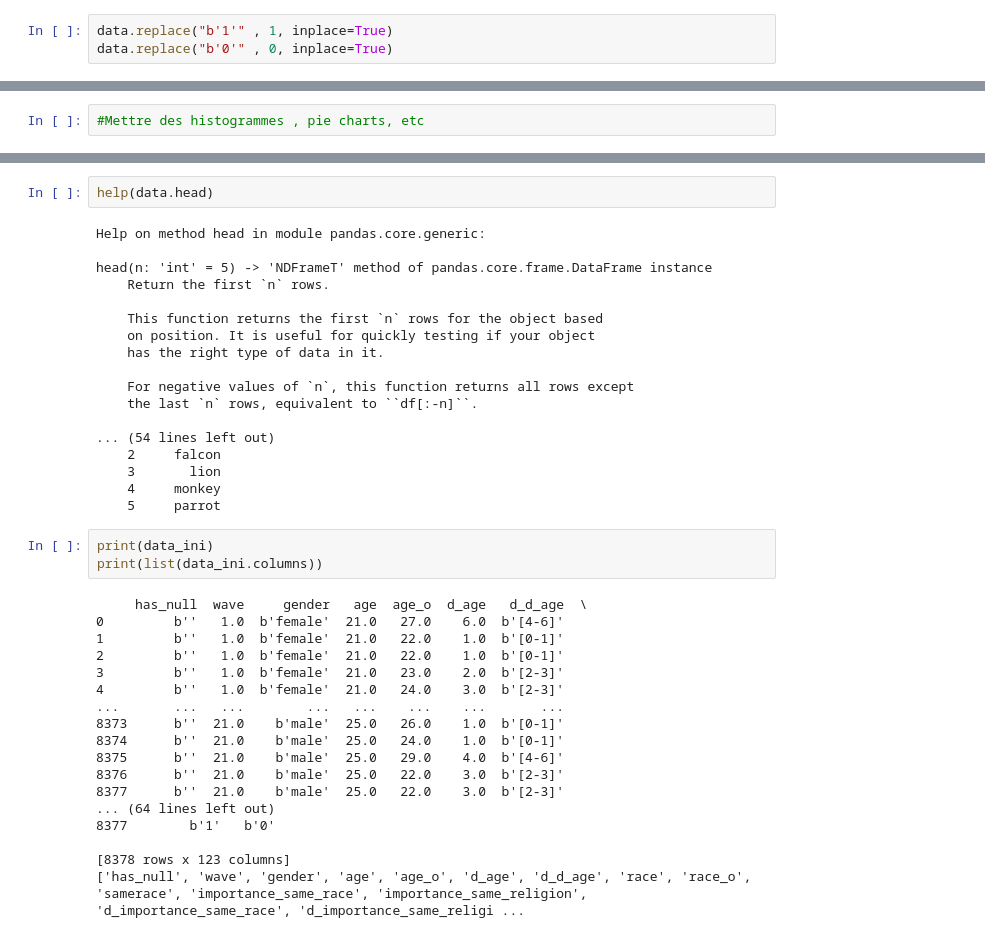
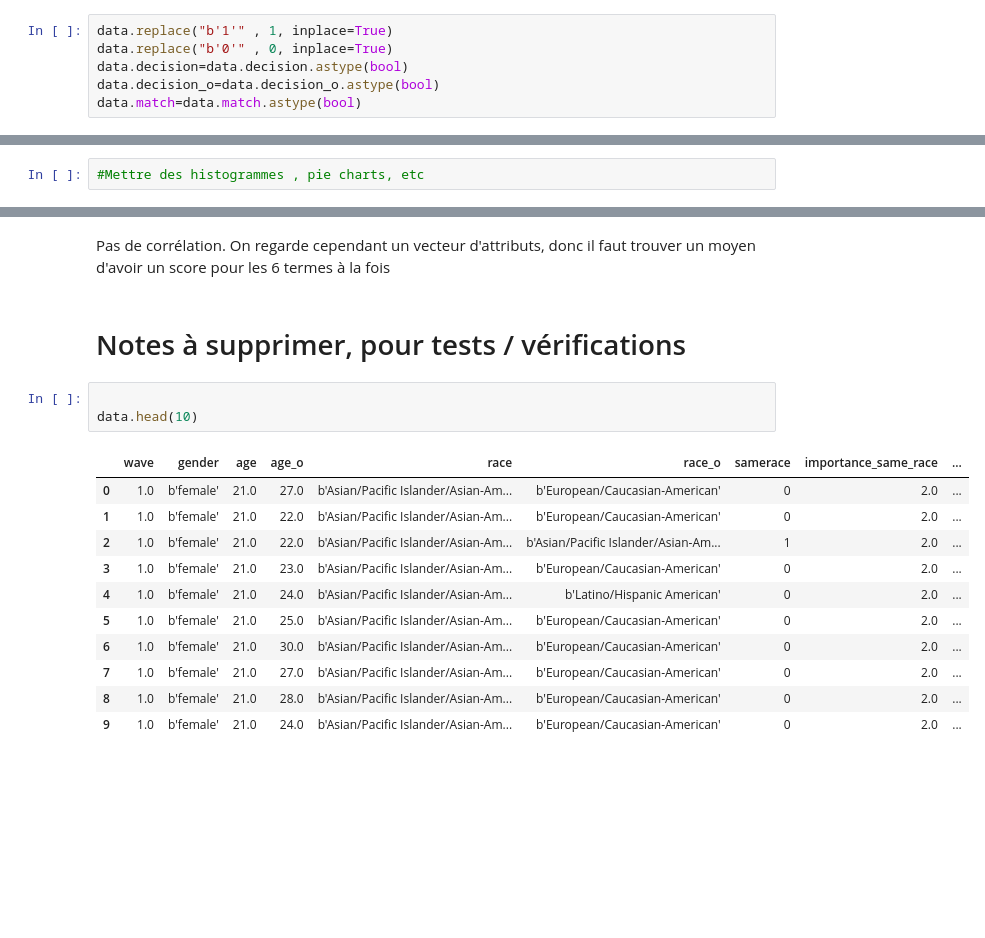
Before and after one commit to OFloyd/formation_greta, a Jupyter notebook: soutenance_17_02_speed_dating.ipynb, the cells around one changed output, grey strips where cells are left out. Cells and saved outputs as stored; diff of their text form; blank space fills up the shorter version.

```diff
--- a/soutenance_17_02_speed_dating.ipynb
+++ b/soutenance_17_02_speed_dating.ipynb
@@ -59,6 +62,9 @@ Je vais aussi remplacer les cases avec des b' ', en particulier quand le résult
 # %%
 data.replace("b'1'" , 1, inplace=True)
 data.replace("b'0'" , 0, inplace=True)
+data.decision=data.decision.astype(bool)
+data.decision_o=data.decision_o.astype(bool)
+data.match=data.match.astype(bool)
 # %% [output]
 A value is trying to be set on a copy of a slice from a DataFrame
 
@@ -176,41 +264,19 @@ data_ini.head()
+# %% [markdown]
+Pas de corrélation. On regarde cependant un vecteur d'attributs, donc il faut trouver un moyen d'avoir un score pour les 6 termes à la fois
+# %% [markdown]
+# Notes à supprimer, pour tests / vérifications
 # %%
-help(data.head)
+
+data.head(10)
 # %% [output]
-Help on method head in module pandas.core.generic:
-
-head(n: 'int' = 5) -> 'NDFrameT' method of pandas.core.frame.DataFrame instance
-    Return the first `n` rows.
-
-    This function returns the first `n` rows for the object based
-    on position. It is useful for quickly testing if your object
-    has the right type of data in it.
-
-    For negative values of `n`, this function returns all rows except
-    the last `n` rows, equivalent to ``df[:-n]``.
-
-... (54 lines left out)
-    2     falcon
-    3       lion
-    4     monkey
-    5     parrot
+|  | wave | gender | age | age_o | race | race_o | samerace | importance_same_race | ... |
+| 0 | 1.0 | b'female' | 21.0 | 27.0 | b'Asian/Pacific Islander/Asian-Am... | b'European/Caucasian-American' | 0 | 2.0 | ... |
+| 1 | 1.0 | b'female' | 21.0 | 22.0 | b'Asian/Pacific Islander/Asian-Am... | b'European/Caucasian-American' | 0 | 2.0 | ... |
+| 2 | 1.0 | b'female' | 21.0 | 22.0 | b'Asian/Pacific Islander/Asian-Am... | b'Asian/Pacific Islander/Asian-Am... | 1 | 2.0 | ... |
+| 3 | 1.0 | b'female' | 21.0 | 23.0 | b'Asian/Pacific Islander/Asian-Am... | b'European/Caucasian-American' | 0 | 2.0 | ... |
+| 4 | 1.0 | b'female' | 21.0 | 24.0 | b'Asian/Pacific Islander/Asian-Am... | b'Latino/Hispanic American' | 0 | 2.0 | ... |
+| 5 | 1.0 | b'female' | 21.0 | 25.0 | b'Asian/Pacific Islander/Asian-Am... | b'European/Caucasian-American' | 0 | 2.0 | ... |
+| 6 | 1.0 | b'female' | 21.0 | 30.0 | b'Asian/Pacific Islander/Asian-Am... | b'European/Caucasian-American' | 0 | 2.0 | ... |
+| 7 | 1.0 | b'female' | 21.0 | 27.0 | b'Asian/Pacific Islander/Asian-Am... | b'European/Caucasian-American' | 0 | 2.0 | ... |
+| 8 | 1.0 | b'female' | 21.0 | 28.0 | b'Asian/Pacific Islander/Asian-Am... | b'European/Caucasian-American' | 0 | 2.0 | ... |
+| 9 | 1.0 | b'female' | 21.0 | 24.0 | b'Asian/Pacific Islander/Asian-Am... | b'European/Caucasian-American' | 0 | 2.0 | ... |
-# %%
-print(data_ini)
-print(list(data_ini.columns))
-# %% [output]
-     has_null  wave     gender   age  age_o  d_age   d_d_age  \
-0         b''   1.0  b'female'  21.0   27.0    6.0  b'[4-6]'
-1         b''   1.0  b'female'  21.0   22.0    1.0  b'[0-1]'
-2         b''   1.0  b'female'  21.0   22.0    1.0  b'[0-1]'
-3         b''   1.0  b'female'  21.0   23.0    2.0  b'[2-3]'
-4         b''   1.0  b'female'  21.0   24.0    3.0  b'[2-3]'
-...       ...   ...        ...   ...    ...    ...       ...
-8373      b''  21.0    b'male'  25.0   26.0    1.0  b'[0-1]'
-8374      b''  21.0    b'male'  25.0   24.0    1.0  b'[0-1]'
-8375      b''  21.0    b'male'  25.0   29.0    4.0  b'[4-6]'
-8376      b''  21.0    b'male'  25.0   22.0    3.0  b'[2-3]'
-8377      b''  21.0    b'male'  25.0   22.0    3.0  b'[2-3]'
-... (64 lines left out)
-8377        b'1'   b'0'
-
-[8378 rows x 123 columns]
-['has_null', 'wave', 'gender', 'age', 'age_o', 'd_age', 'd_d_age', 'race', 'race_o', 'samerace', 'importance_same_race', 'importance_same_religion', 'd_importance_same_race', 'd_importance_same_religi ...
```
Also changed, not shown: parts of 48 cells of this notebook.
